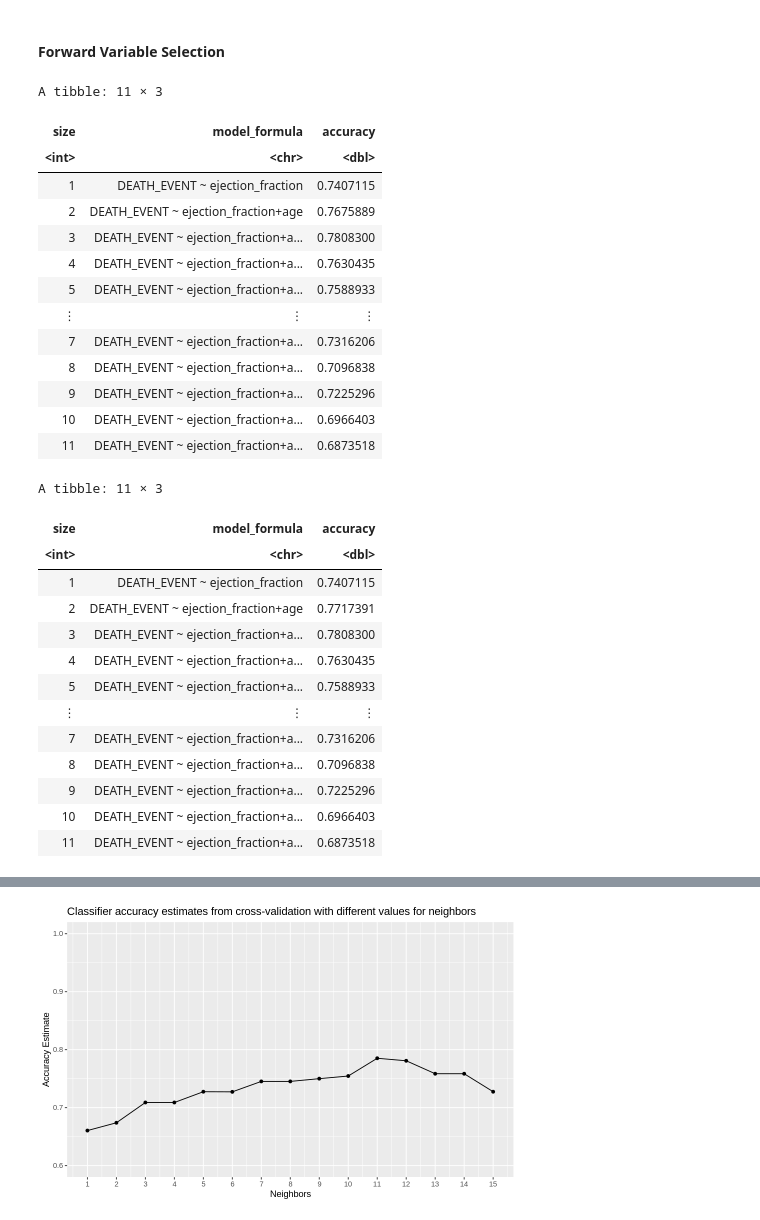
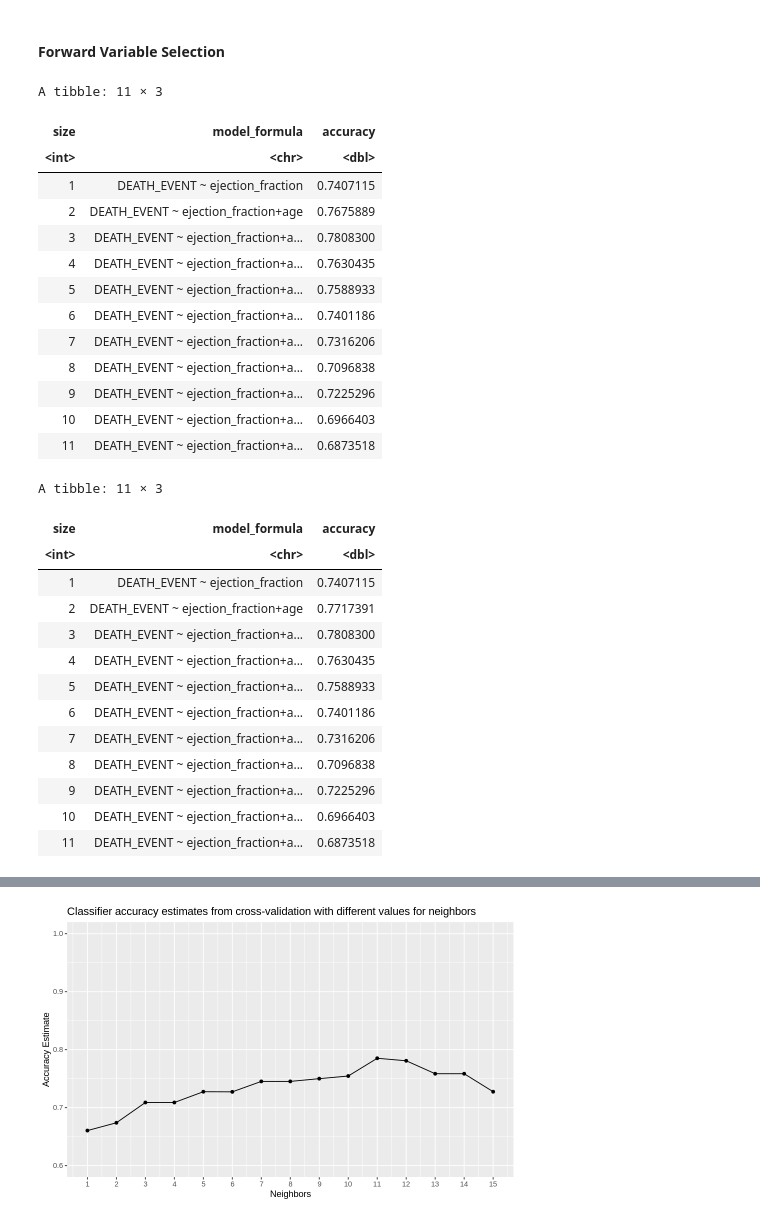
Before and after one commit to ShiyuDeng-Simon/group_project, a Jupyter notebook: Proposal.ipynb, the cells around one changed output, grey strips where cells are left out. Saved outputs shown, nothing was run; the diff lists cells and outputs as text; code cells hidden in the pictures.

```diff
--- a/Proposal.ipynb
+++ b/Proposal.ipynb
@@ -544,17 +544,18 @@ do_forward_selection <- function(data_train) {
 set.seed(2130)
 accuracies_ver_1 <- do_forward_selection(wotime_train_ver_1)
 # %%
+options(repr.matrix.max.rows = 13)
 accuracies_ver_1
 # %% [output]
 A tibble: 11 × 3
 | size | model_formula | accuracy |
 | <int> | <chr> | <dbl> |
 | 1 | DEATH_EVENT ~ ejection_fraction | 0.7407115 |
 | 2 | DEATH_EVENT ~ ejection_fraction+age | 0.7675889 |
 | 3 | DEATH_EVENT ~ ejection_fraction+a... | 0.7808300 |
 | 4 | DEATH_EVENT ~ ejection_fraction+a... | 0.7630435 |
 | 5 | DEATH_EVENT ~ ejection_fraction+a... | 0.7588933 |
-| ⋮ | ⋮ | ⋮ |
+| 6 | DEATH_EVENT ~ ejection_fraction+a... | 0.7401186 |
 | 7 | DEATH_EVENT ~ ejection_fraction+a... | 0.7316206 |
 | 8 | DEATH_EVENT ~ ejection_fraction+a... | 0.7096838 |
 | 9 | DEATH_EVENT ~ ejection_fraction+a... | 0.7225296 |
@@ -564,6 +565,7 @@ A tibble: 11 × 3
 set.seed(2130)
 accuracies_ver_2 <- do_forward_selection(wotime_train_ver_2)
 # %%
+options(repr.matrix.max.rows = 13)
 accuracies_ver_2
 # %% [output]
 A tibble: 11 × 3
@@ -574,7 +576,7 @@ A tibble: 11 × 3
 | 3 | DEATH_EVENT ~ ejection_fraction+a... | 0.7808300 |
 | 4 | DEATH_EVENT ~ ejection_fraction+a... | 0.7630435 |
 | 5 | DEATH_EVENT ~ ejection_fraction+a... | 0.7588933 |
-| ⋮ | ⋮ | ⋮ |
+| 6 | DEATH_EVENT ~ ejection_fraction+a... | 0.7401186 |
 | 7 | DEATH_EVENT ~ ejection_fraction+a... | 0.7316206 |
 | 8 | DEATH_EVENT ~ ejection_fraction+a... | 0.7096838 |
 | 9 | DEATH_EVENT ~ ejection_fraction+a... | 0.7225296 |
```
Also changed, not shown: parts of 9 cells of this notebook.
